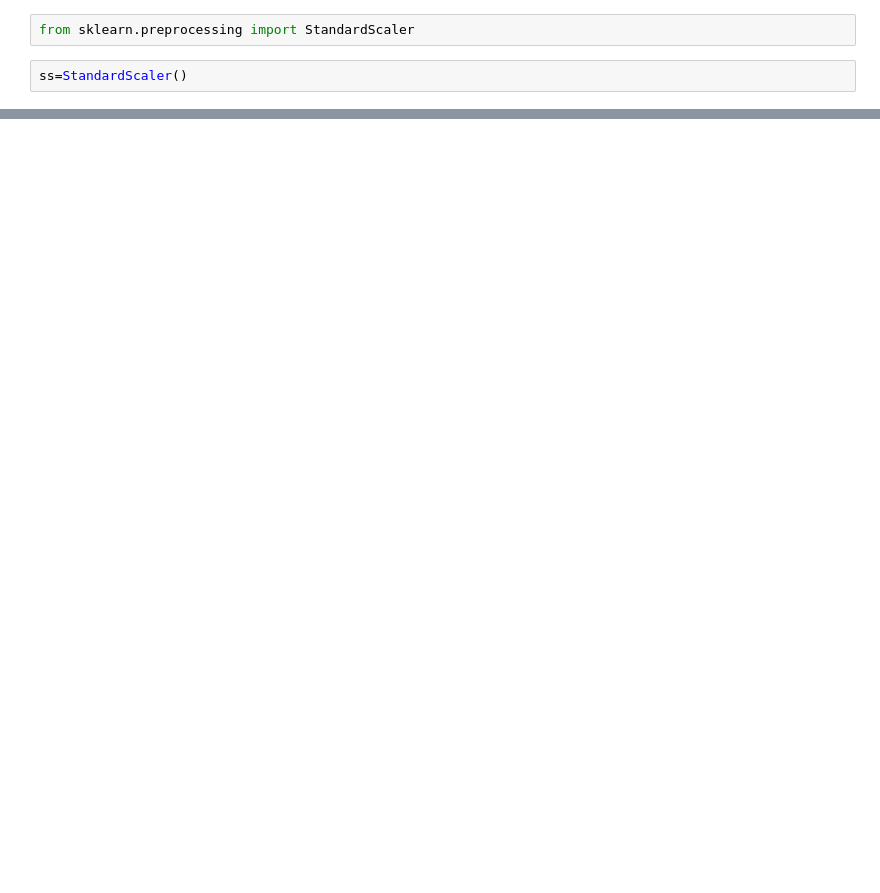
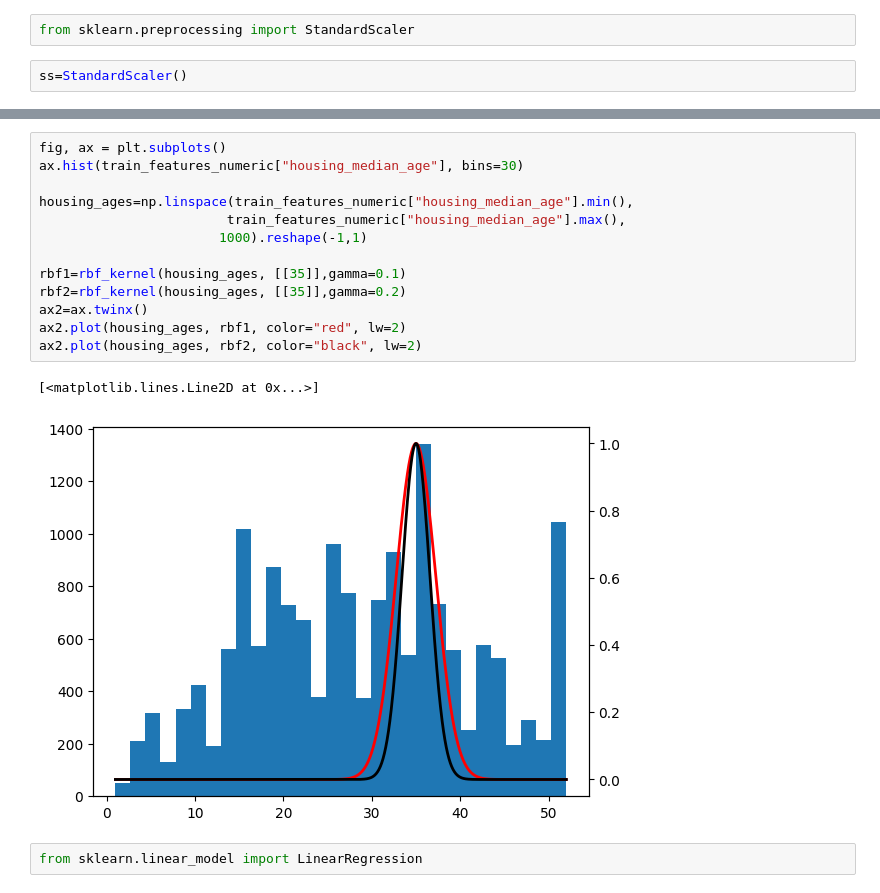
Before and after one commit to Zarpoosh/Mavhine-Learning, a Jupyter notebook: fradars/Untitled.ipynb, the cells around one changed output, grey strips where cells are left out. Cells and saved outputs as stored; diff of their text form; blank space fills up the shorter version.

```diff
--- a/fradars/Untitled.ipynb
+++ b/fradars/Untitled.ipynb
@@ -424,0 +563,18 @@ NameError: name 'train_features_numeric' is not defined
+# %%
+fig, ax = plt.subplots()
+ax.hist(train_features_numeric["housing_median_age"], bins=30)
+
+housing_ages=np.linspace(train_features_numeric["housing_median_age"].min(),
+                        train_features_numeric["housing_median_age"].max(),
+                       1000).reshape(-1,1)
+
+rbf1=rbf_kernel(housing_ages, [[35]],gamma=0.1)
+rbf2=rbf_kernel(housing_ages, [[35]],gamma=0.2)
+ax2=ax.twinx()
+ax2.plot(housing_ages, rbf1, color="red", lw=2)
+ax2.plot(housing_ages, rbf2, color="black", lw=2)
+# %% [output]
+[<matplotlib.lines.Line2D at 0x...>]
+[figure, added]
+# %%
+from sklearn.linear_model import LinearRegression
```
Also changed, not shown: parts of 39 cells of this notebook.
